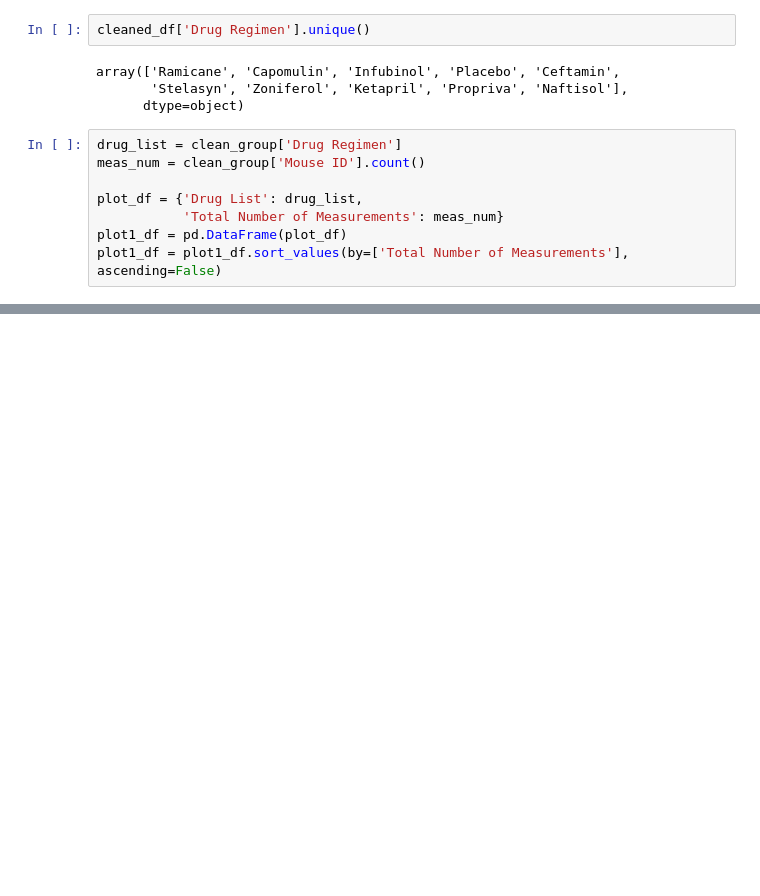
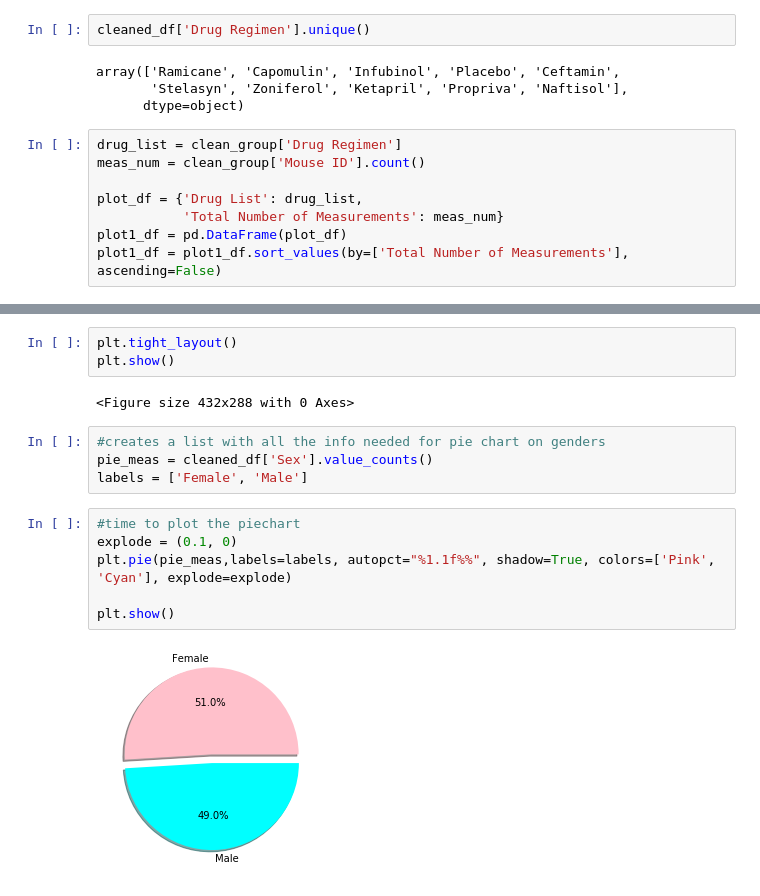
Before and after one commit to GregMaginn/05-Matplotlab, a Jupyter notebook: 05-Matplotlab/matplotlab.ipynb, the cells around one changed output, grey strips where cells are left out. Cells and saved outputs as stored; diff of their text form; blank space fills up the shorter version.

```diff
--- a/05-Matplotlab/matplotlab.ipynb
+++ b/05-Matplotlab/matplotlab.ipynb
@@ -106,0 +107,17 @@ aa = plot1_df.plot.bar(rot=90)
+# %%
+plt.tight_layout()
+plt.show()
+# %% [output]
+<Figure size 432x288 with 0 Axes>
+# %%
+#creates a list with all the info needed for pie chart on genders
+pie_meas = cleaned_df['Sex'].value_counts()
+labels = ['Female', 'Male']
+# %%
+#time to plot the piechart
+explode = (0.1, 0)
+plt.pie(pie_meas,labels=labels, autopct="%1.1f%%", shadow=True, colors=['Pink', 'Cyan'], explode=explode)
+
+plt.show()
+# %% [output]
+[figure, added]
```
Also changed, not shown: parts of 2 cells of this notebook.
